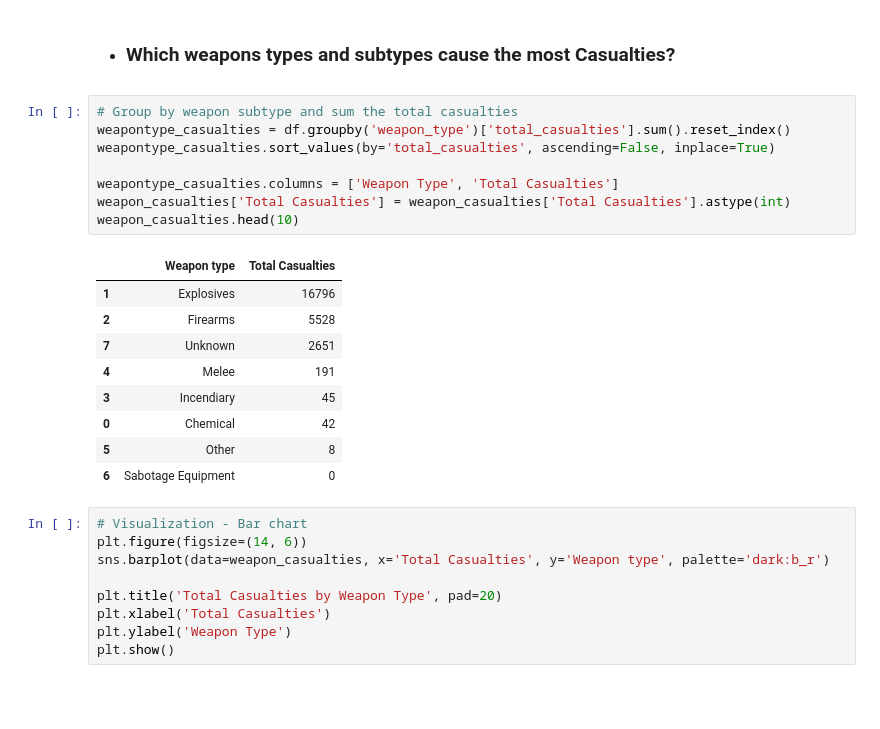
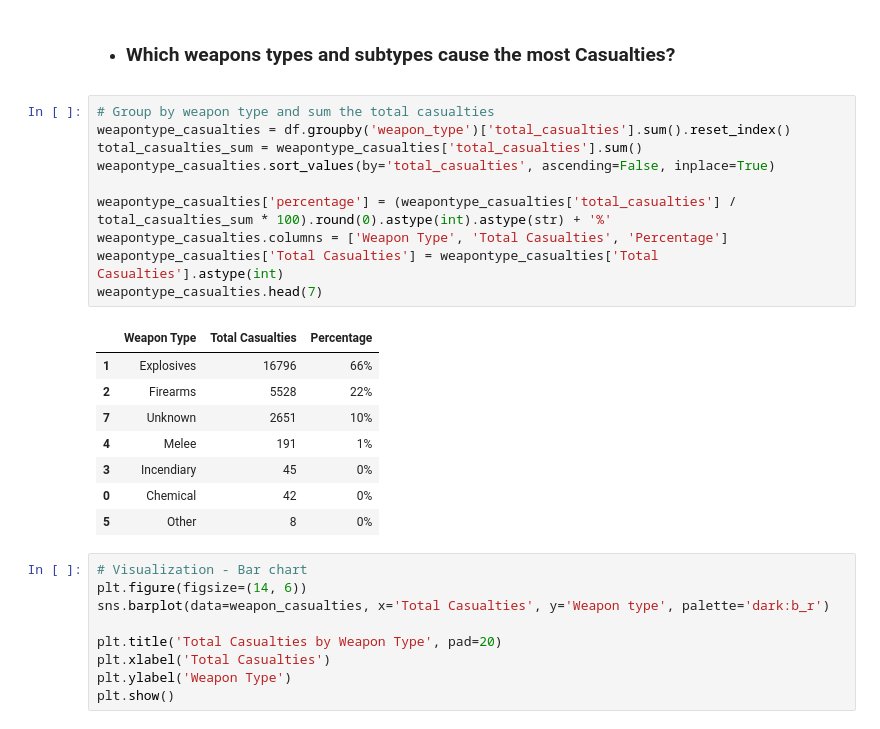
Before and after one commit to awcaliyare/terrorism_in_somalia, a Jupyter notebook: somalia_terrorism.ipynb, the cells around one changed output. Cells and saved outputs as stored; diff of their text form; blank space fills up the shorter version.

```diff
--- a/somalia_terrorism.ipynb
+++ b/somalia_terrorism.ipynb
@@ -1215,23 +1151,24 @@ plt.show()
 # %% [markdown]
 - ### **Which weapons types and subtypes cause the most Casualties?**
 # %%
-# Group by weapon subtype and sum the total casualties
+# Group by weapon type and sum the total casualties
 weapontype_casualties = df.groupby('weapon_type')['total_casualties'].sum().reset_index()
+total_casualties_sum = weapontype_casualties['total_casualties'].sum()
 weapontype_casualties.sort_values(by='total_casualties', ascending=False, inplace=True)
 
-weapontype_casualties.columns = ['Weapon Type', 'Total Casualties']
-weapon_casualties['Total Casualties'] = weapon_casualties['Total Casualties'].astype(int)
-weapon_casualties.head(10)
+weapontype_casualties['percentage'] = (weapontype_casualties['total_casualties'] / total_casualties_sum * 100).round(0).astype(int).astype(str) + '%'
+weapontype_casualties.columns = ['Weapon Type', 'Total Casualties', 'Percentage']
+weapontype_casualties['Total Casualties'] = weapontype_casualties['Total Casualties'].astype(int)
+weapontype_casualties.head(7)
 # %% [output]
-|  | Weapon type | Total Casualties |
-| 1 | Explosives | 16796 |
-| 2 | Firearms | 5528 |
-| 7 | Unknown | 2651 |
-| 4 | Melee | 191 |
-| 3 | Incendiary | 45 |
-| 0 | Chemical | 42 |
-| 5 | Other | 8 |
-| 6 | Sabotage Equipment | 0 |
+|  | Weapon Type | Total Casualties | Percentage |
+| 1 | Explosives | 16796 | 66% |
+| 2 | Firearms | 5528 | 22% |
+| 7 | Unknown | 2651 | 10% |
+| 4 | Melee | 191 | 1% |
+| 3 | Incendiary | 45 | 0% |
+| 0 | Chemical | 42 | 0% |
+| 5 | Other | 8 | 0% |
 # %%
 # Visualization - Bar chart
 plt.figure(figsize=(14, 6))
```
Also changed, not shown: parts of 21 cells of this notebook.
